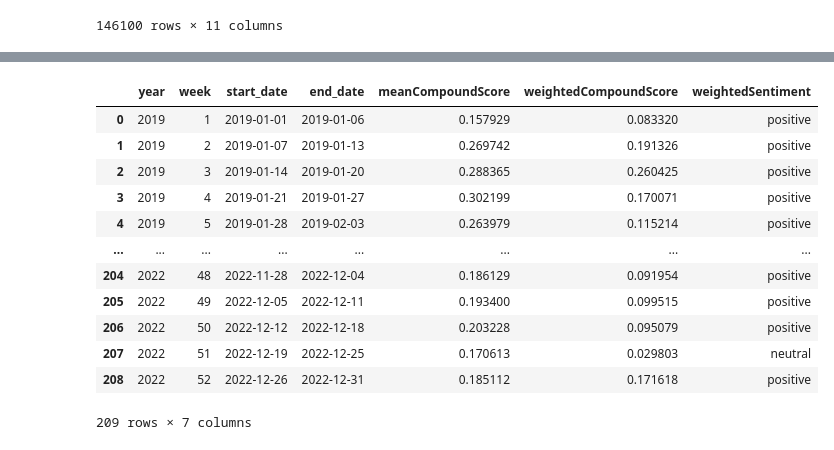
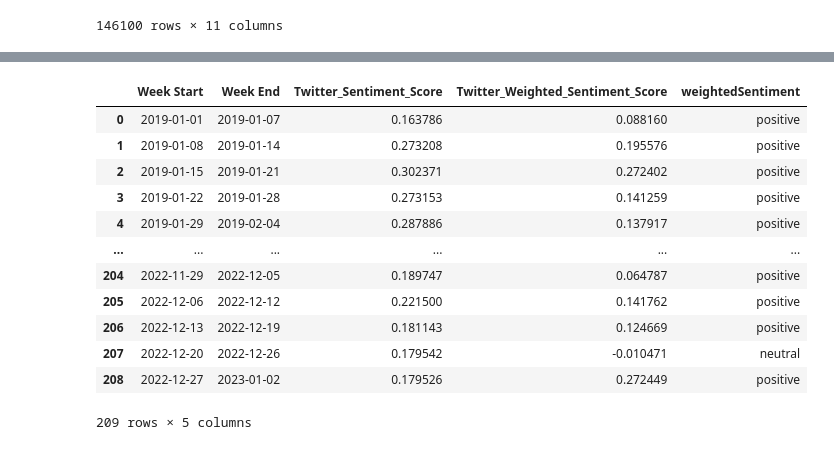
Before and after one commit to HsinZhengWei/BT4222, a Jupyter notebook: TwitterData/TwitterSentimentAnalysis.ipynb, the cells around one changed output, grey strips where cells are left out. Cells and saved outputs as stored; diff of their text form; code cells hidden in the pictures.

```diff
--- a/TwitterData/TwitterSentimentAnalysis.ipynb
+++ b/TwitterData/TwitterSentimentAnalysis.ipynb
@@ -54,4 +54,6 @@ fullDf
 | 36498 | 2022-12-31 21:06:50+00:00 | Thanks for the $1k\nDISCORD \n\nB... | jakson70006751 | 0 | 2022-12-31 |
 | 36499 | 2022-12-31 21:06:36+00:00 | $SPY what a move! Update video on... | Invest42morrow1 | 0 | 2022-12-31 |
 146100 rows × 5 columns
+# %%
+fullDf['Date'] = pd.to_datetime(fullDf['Date'])
 # %%
@@ -106,7 +111,3 @@ fullDf
 | 36498 | 2022-12-31 21:06:50+00:00 | Thanks for the $1k\nDISCORD \n\nB... | jakson70006751 | 0 | 2022-12-31 | thanks k discord best discord tra... | {'neg': 0.161, 'neu': 0.516, 'pos... | 0.161 | 0.516 | 0.323 | ... |
 | 36499 | 2022-12-31 21:06:36+00:00 | $SPY what a move! Update video on... | Invest42morrow1 | 0 | 2022-12-31 | spy move update video mmat cosm d... | {'neg': 0.144, 'neu': 0.729, 'pos... | 0.144 | 0.729 | 0.128 | ... |
 146100 rows × 11 columns
-# %%
-fullDf['week'] = fullDf['Date'].apply(lambda x: datetime.strptime(x, '%Y-%m-%d').date().isocalendar().week)
-fullDf['year'] = fullDf['Date'].apply(lambda x: datetime.strptime(x, '%Y-%m-%d').date().isocalendar().year)
-fullDf
@@ -190,0 +114,27 @@ finalTable
+# %%
+# Convert to weekly average scores
+start_date = pd.to_datetime('2019-01-01')
+end_date = pd.to_datetime('2022-12-31')
+
+days_to_subtract = (7 + start_date.weekday()) % 7
+start_date -= timedelta(days=days_to_subtract)
+
+weeks = pd.date_range(start=start_date, end=end_date, freq='W-TUE')
+
+scores = []
+
+for week in weeks:
+    start_week = week
+    end_week = week + pd.Timedelta(days=6)
+    week_scores = fullDf[fullDf['Date'].between(start_week, end_week, inclusive='both')][['likeCount', 'compound']]
+    week_scores['likeCount'] = week_scores['likeCount'] + 1 # Smoothing
+    if len(week_scores) > 0:
+        scores.append({
+            'Week Start': start_week,
+            'Week End': end_week,
+            'Twitter_Sentiment_Score': week_scores['compound'].mean(),
+            'Twitter_Weighted_Sentiment_Score': (week_scores['likeCount'] * week_scores['compound']).sum() / week_scores['likeCount'].sum()
+        })
+
+finalTable = pd.DataFrame(scores)
+finalTable
@@ -200,22 +164,22 @@ def sentiment(score):
     else:
         return 'neutral'
 # %%
-finalTable['weightedSentiment'] = finalTable['weightedCompoundScore'].apply(sentiment)
+finalTable['weightedSentiment'] = finalTable['Twitter_Weighted_Sentiment_Score'].apply(sentiment)
 finalTable
 # %% [output]
-|  | year | week | start_date | end_date | meanCompoundScore | weightedCompoundScore | weightedSentiment |
-| 0 | 2019 | 1 | 2019-01-01 | 2019-01-06 | 0.157929 | 0.083320 | positive |
-| 1 | 2019 | 2 | 2019-01-07 | 2019-01-13 | 0.269742 | 0.191326 | positive |
-| 2 | 2019 | 3 | 2019-01-14 | 2019-01-20 | 0.288365 | 0.260425 | positive |
-| 3 | 2019 | 4 | 2019-01-21 | 2019-01-27 | 0.302199 | 0.170071 | positive |
-| 4 | 2019 | 5 | 2019-01-28 | 2019-02-03 | 0.263979 | 0.115214 | positive |
-| ... | ... | ... | ... | ... | ... | ... | ... |
-| 204 | 2022 | 48 | 2022-11-28 | 2022-12-04 | 0.186129 | 0.091954 | positive |
-| 205 | 2022 | 49 | 2022-12-05 | 2022-12-11 | 0.193400 | 0.099515 | positive |
-| 206 | 2022 | 50 | 2022-12-12 | 2022-12-18 | 0.203228 | 0.095079 | positive |
-| 207 | 2022 | 51 | 2022-12-19 | 2022-12-25 | 0.170613 | 0.029803 | neutral |
-| 208 | 2022 | 52 | 2022-12-26 | 2022-12-31 | 0.185112 | 0.171618 | positive |
+|  | Week Start | Week End | Twitter_Sentiment_Score | Twitter_Weighted_Sentiment_Score | weightedSentiment |
+| 0 | 2019-01-01 | 2019-01-07 | 0.163786 | 0.088160 | positive |
+| 1 | 2019-01-08 | 2019-01-14 | 0.273208 | 0.195576 | positive |
+| 2 | 2019-01-15 | 2019-01-21 | 0.302371 | 0.272402 | positive |
+| 3 | 2019-01-22 | 2019-01-28 | 0.273153 | 0.141259 | positive |
+| 4 | 2019-01-29 | 2019-02-04 | 0.287886 | 0.137917 | positive |
+| ... | ... | ... | ... | ... | ... |
+| 204 | 2022-11-29 | 2022-12-05 | 0.189747 | 0.064787 | positive |
+| 205 | 2022-12-06 | 2022-12-12 | 0.221500 | 0.141762 | positive |
+| 206 | 2022-12-13 | 2022-12-19 | 0.181143 | 0.124669 | positive |
+| 207 | 2022-12-20 | 2022-12-26 | 0.179542 | -0.010471 | neutral |
+| 208 | 2022-12-27 | 2023-01-02 | 0.179526 | 0.272449 | positive |
-209 rows × 7 columns
+209 rows × 5 columns
 # %%
 finalTable.to_csv('twitterComments.csv')
 # %%
```
Also changed, not shown: parts of 15 cells of this notebook, 1 other file.
